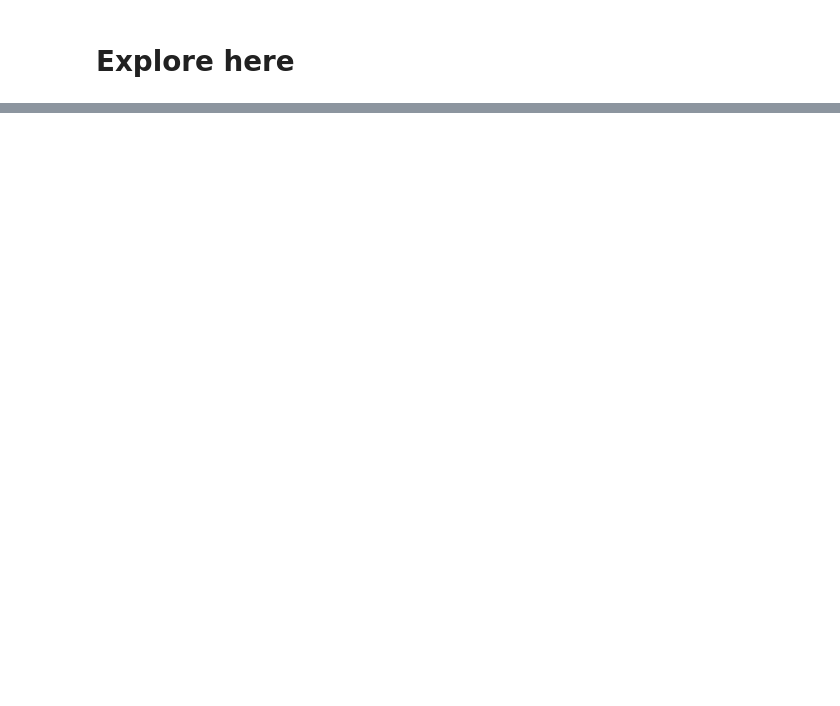
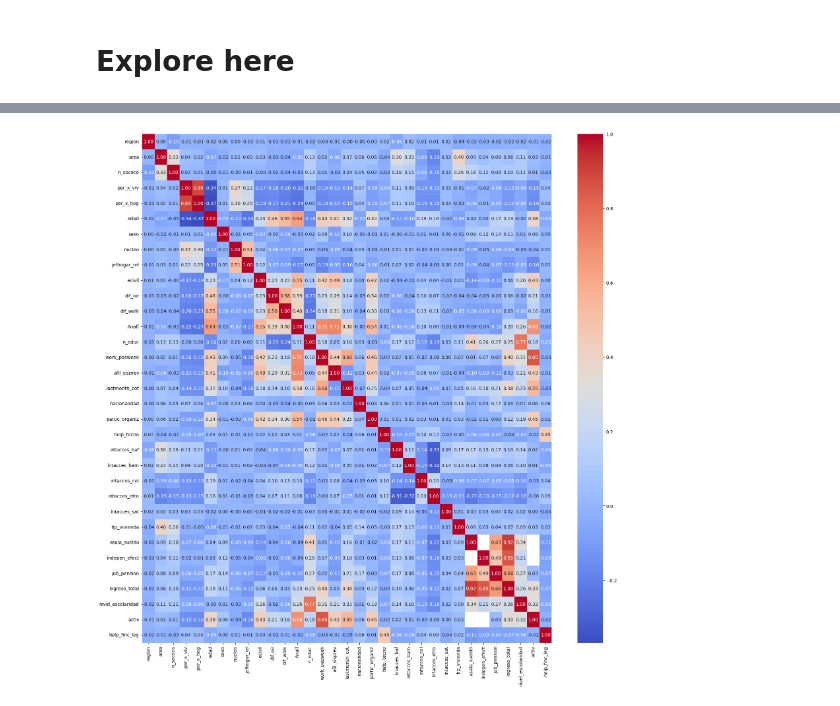
Before and after one commit to Estefaniagz/proyecto_enc, a Jupyter notebook: src/explore.ipynb, the cells around one changed output, grey strips where cells are left out. Drawn from its saved outputs; the diff is of its cells as text; code cells hidden in the pictures; blank space fills up the shorter version.

```diff
--- a/src/explore.ipynb
+++ b/src/explore.ipynb
@@ -21,0 +198,2 @@ df
+# %%
+df2=df1.copy()
@@ -21,0 +227,12 @@ df
+# %%
+#Funcion para factorizar df2
+def factorizar_categoricas(df2):
+
+    df2_factorizado = df2.copy()
+
+    for col in df2_factorizado.select_dtypes(include=['object', 'category']).columns:
+        df2_factorizado[col], _ = pd.factorize(df2_factorizado[col])
+
+    return df2_factorizado
+# %%
+df2_factorizado = factorizar_categoricas(df2)
@@ -21,0 +249,11 @@ df
+# %%
+# Ajustar el tamaño de la figura
+plt.figure(figsize=(20, 20))  # Cambia 12 y 10 por los valores de ancho y alto que prefieras
+
+# Crear el heatmap de correlación
+sns.heatmap(df2_factorizado.corr(), annot=True, fmt='.2f', cmap='coolwarm')
+
+# Mostrar el gráfico
+plt.show()
+# %% [output]
+[figure, added]
```
Also changed, not shown: parts of 23 cells of this notebook, 2 other files.
